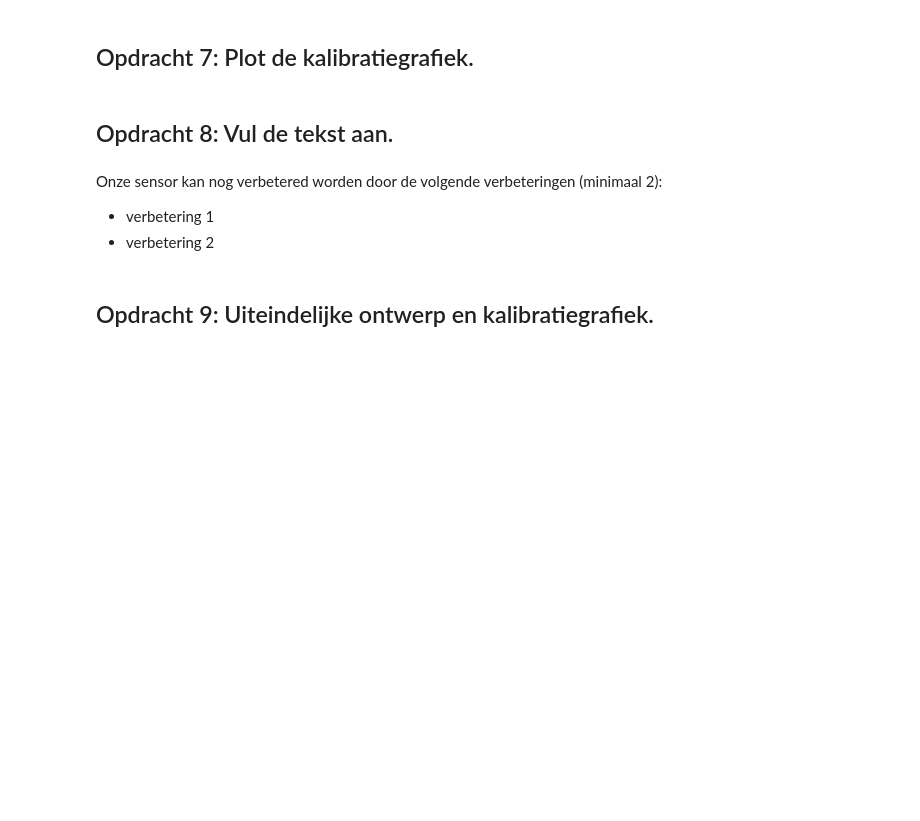
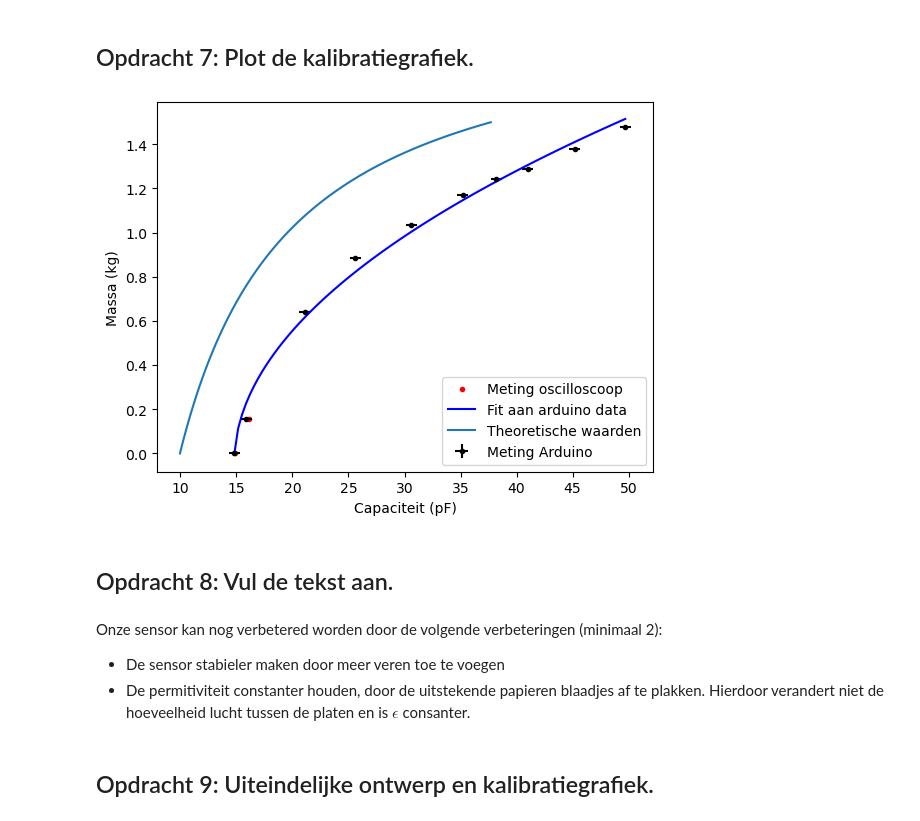
Before and after one commit to AnnetMoeleker/opdrachten-DEF-D, a Jupyter notebook: FysiekeOntwerpopdrachten/2OntwerpEenSensorCondensator/DEFOntwerpopdracht2OntwerpEenSensorInvulTemplate.ipynb, the cells around one changed output. Drawn from its saved outputs; the diff is of its cells as text; code cells hidden in the pictures; blank space fills up the shorter version.

Commit message:
meting 1

```diff
--- a/FysiekeOntwerpopdrachten/2OntwerpEenSensorCondensator/DEFOntwerpopdracht2OntwerpEenSensorInvulTemplate.ipynb
+++ b/FysiekeOntwerpopdrachten/2OntwerpEenSensorCondensator/DEFOntwerpopdracht2OntwerpEenSensorInvulTemplate.ipynb
@@ -124,10 +123,39 @@ print(min(capaciteiten),max(capaciteiten))
+# %%
+# Plot hier je gemeten kalibratiegrafiek en plot in dezelfde figuur ook je verwachte ontwerpgrafiek.
+from scipy.optimize import curve_fit
+massa_meting = np.array([0, 0.155]) #kg, eerste 2 metingen met oscilloscoop
+capaciteit_meting = np.array([14.9,16.1]) #pF, met oscilloscoop
+massa_meting2 = np.array([0,0.155,0.640,0.885,1.0353,1.1719,1.2423,1.2892,1.3766,1.4801]) #met arduino
+capaciteit_meting2 = np.array([14.8,15.9,21.1,25.6,30.6,35.2,38.2,41.0,45.2,49.7]) #pF, met arduino
+
+def kg(capaciteit, a, b, c):
+    return np.sqrt(a*capaciteit+c)+b #omgekeerde van de formule van de grafiek, om gewicht te berekenen uit capaciteit
+
+pov, cov = curve_fit(kg, capaciteit_meting2, massa_meting2) #fitten van de formule aan de data
+
+
+fit_capaciteit = np.linspace(14.8, 49.7, 100)
+fit_massa = kg(fit_capaciteit, pov[0], pov[1], pov[2])
+plt.figure()
+plt.ylabel("Massa (kg)")
+plt.xlabel("Capaciteit (pF)")
+plt.plot(capaciteit_meting, massa_meting, 'r.', label="Meting oscilloscoop") #metingen oscilloscoop
+plt.errorbar(capaciteit_meting2, massa_meting2, xerr=0.5, yerr=0.001, fmt='k.', label="Meting Arduino") #metingen oscilloscoop met error bars
+#plt.plot(capaciteit_meting2, massa_meting2, 'r.', label="Meting arduino") #metingen arduino
+plt.plot(fit_capaciteit, fit_massa, 'b-', label="Fit aan arduino data") #fit aan arduino data
+
+plt.plot(capaciteiten, gewichten, label='Theoretische waarden')
+plt.legend()
+plt.show()
+# %% [output]
+[figure, added]
 # %% [markdown]
 ## Opdracht 8: Vul de tekst aan.
-# %% [markdown]
-Onze sensor kan nog verbetered worden door de volgende verbeteringen (minimaal 2):
-
-* verbetering 1
-* verbetering 2
+# %% [markdown]
+Onze sensor kan nog verbetered worden door de volgende verbeteringen (minimaal 2):
+
+* De sensor stabieler maken door meer veren toe te voegen
+* De permitiviteit constanter houden, door de uitstekende papieren blaadjes af te plakken. Hierdoor verandert niet de hoeveelheid lucht tussen de platen en is $\epsilon$ consanter.
 # %% [markdown]
 ## Opdracht 9: Uiteindelijke ontwerp en kalibratiegrafiek.
 # %% [markdown]
```
Also changed, not shown: parts of 2 cells of this notebook.
